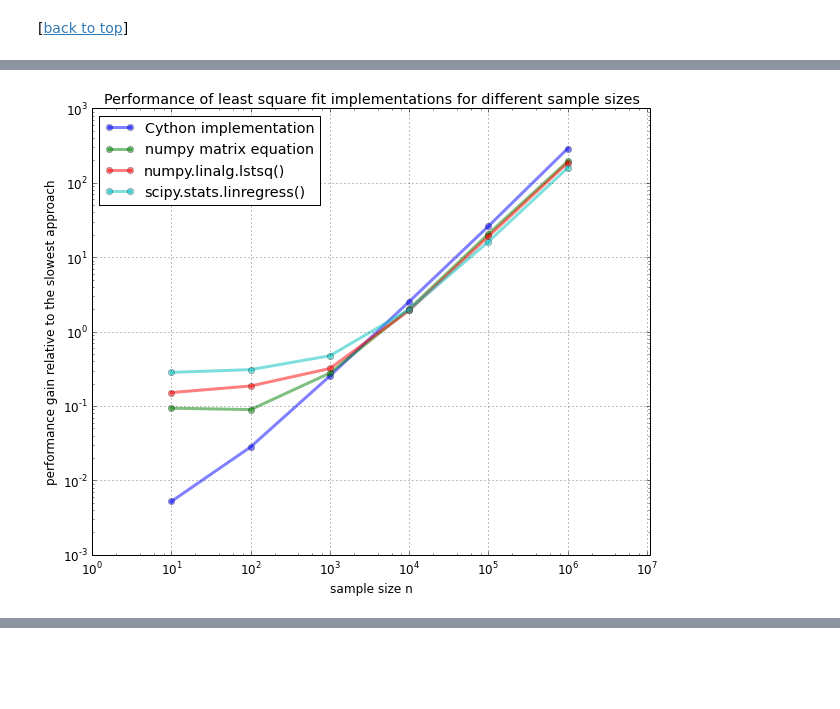
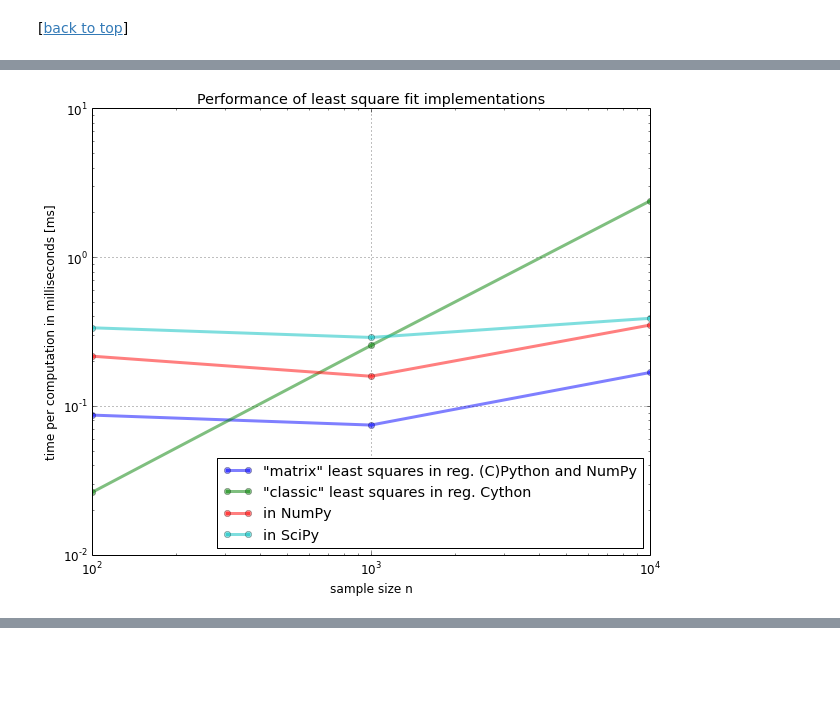
Before and after one commit to rasbt/python_reference, a Jupyter notebook: benchmarks/cython_least_squares.ipynb, the cells around one changed output, grey strips where cells are left out. Cells and saved outputs as stored; diff of their text form; code cells hidden in the pictures.

Commit message:
cython_least_square V2

```diff
--- a/benchmarks/cython_least_squares.ipynb
+++ b/benchmarks/cython_least_squares.ipynb
@@ -344,0 +339,16 @@ def cy_scipy_lstsqr(x,y):
+# %%
+import timeit
+import random
+random.seed(12345)
+
+funcs =  ['py_classic_lstsqr', 'cy_classic_lstsqr', 'numba_classic_lstsqr']
+
+orders_n = [10**n for n in range(2, 5)]
+perf1 = {f:[] for f in funcs}
+
+for n in orders_n:
+    x_list = ([x_i*np.random.randint(8,12)/10 for x_i in range(n)])
+    y_list = ([y_i*np.random.randint(10,14)/10 for y_i in range(n)])
+    for f in funcs:
+        perf1[f].append(timeit.Timer('%s(x_list,y_list)' %f,
+                      'from __main__ import %s, x_list, y_list' %f).timeit(1000))
@@ -449,24 +423,23 @@ for n in orders_n:
 # %%
-import matplotlib.pyplot as plt
+labels = [ ( 'py_matrix_lstsqr', '"matrix" least squares in reg. (C)Python and NumPy'),
+           ('cy_classic_lstsqr', '"classic" least squares in reg. Cython'),
+           ('numpy_lstsqr', 'in NumPy'),
+           ('scipy_lstsqr','in SciPy')
+           ]
 
-labels = [('cy_classic_lstsqr', 'Cython implementation'),
-          ('lin_lstsqr_mat', 'numpy matrix equation'),
-          ('numpy_lstsqr', 'numpy.linalg.lstsq()'),
-          ('scipy_lstsqr', 'scipy.stats.linregress()')]
-
-matplotlib.rcParams.update({'font.size': 12})
+plt.rcParams.update({'font.size': 12})
 
 fig = plt.figure(figsize=(10,8))
 for lb in labels:
-    plt.plot(orders_n, times_n[lb[0]], alpha=0.5, label=lb[1], marker='o', lw=3)
+    plt.plot(orders_n, perf2[lb[0]], alpha=0.5, label=lb[1], marker='o', lw=3)
 plt.xlabel('sample size n')
-plt.ylabel('performance gain relative to the slowest approach')
-plt.xlim([1,max(orders_n) + max(orders_n) * 10])
-plt.legend(loc=2)
+plt.ylabel('time per computation in milliseconds [ms]')
+#plt.xlim([1,max(orders_n) + max(orders_n) * 10])
+plt.legend(loc=4)
 plt.grid()
 plt.xscale('log')
 plt.yscale('log')
-plt.title('Performance of least square fit implementations for different sample sizes')
+plt.title('Performance of least square fit implementations')
 plt.show()
 # %% [output]
-[figure, old version]
+[figure, new version]
```
Also changed, not shown: parts of 133 cells of this notebook.
